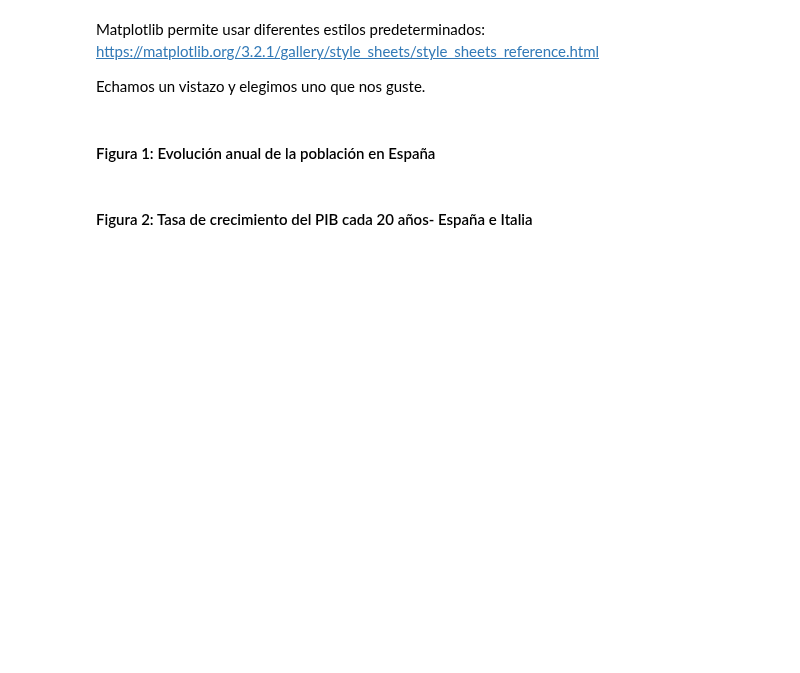
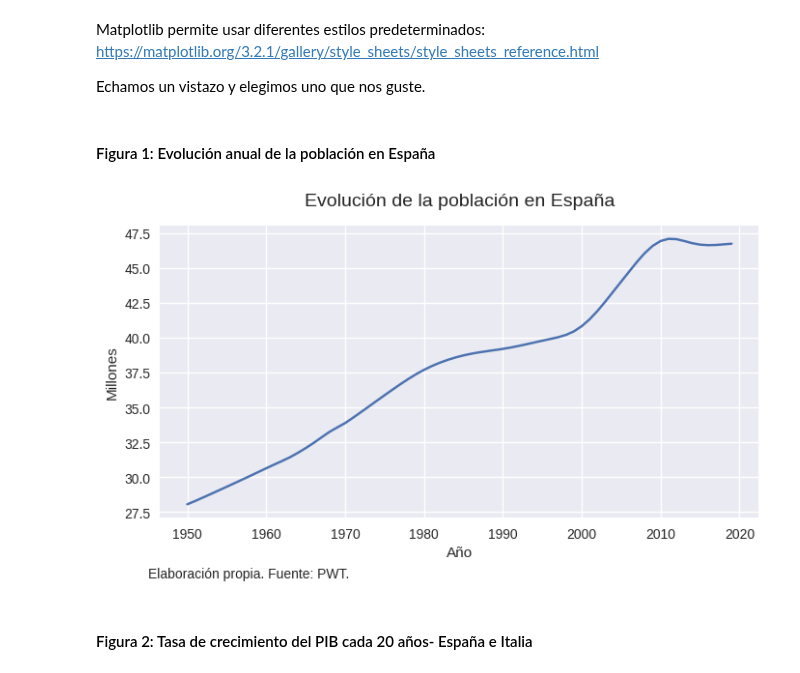
Before and after one commit to otoperalias/Coyuntura, a Jupyter notebook: clases/Tema2_Visualizacion.ipynb, the cells around one changed output. Cells and saved outputs as stored; diff of their text form; code cells hidden in the pictures; blank space fills up the shorter version.

```diff
--- a/clases/Tema2_Visualizacion.ipynb
+++ b/clases/Tema2_Visualizacion.ipynb
@@ -72,12 +72,14 @@ plt.style.use('seaborn')
 #### Figura 1: Evolución anual de la población en España
 # %%
 fig, ax=plt.subplots(figsize=(8,4),dpi=100)
-df['pop']['España'].plot(ax=ax) # Equivalente a esto: ax.plot(df['pop']['España'])
+ax.plot(df['pop']['España']) # Equivalente: df['pop']['España'].plot(ax=ax)
 ax.set_ylabel("Millones")
 ax.set_xlabel("Año")
 ax.set_title("Evolución de la población en España", size=14, pad=15)
-fig.text(0.25,-0.03,"Elaboración propia. Fuente: PWT.", ha="center",fontsize=10 ) # ha=horizontalalignment
+fig.text(0.11,-0.03,"Elaboración propia. Fuente: PWT.", ha="left",fontsize=10 ) # ha=horizontalalignment
 plt.show()
+# %% [output]
+[figure, added]
 # %% [markdown]
 #### Figura 2: Tasa de crecimiento del PIB cada 20 años- España e Italia
 # %%
```
Also changed, not shown: parts of 1 cell of this notebook.
